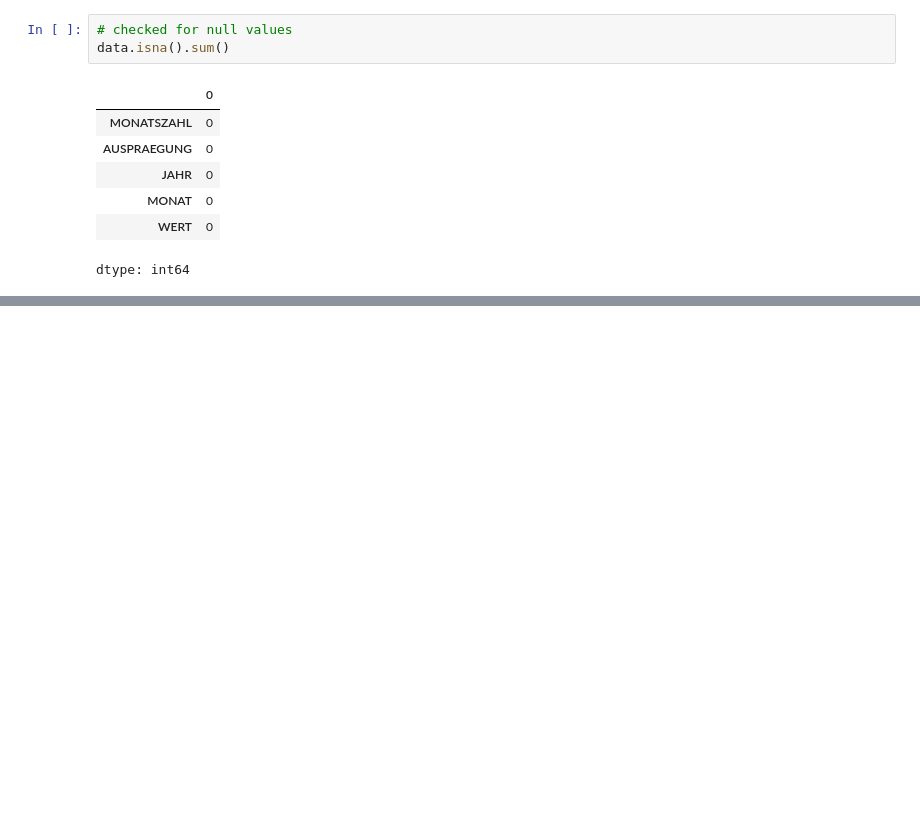
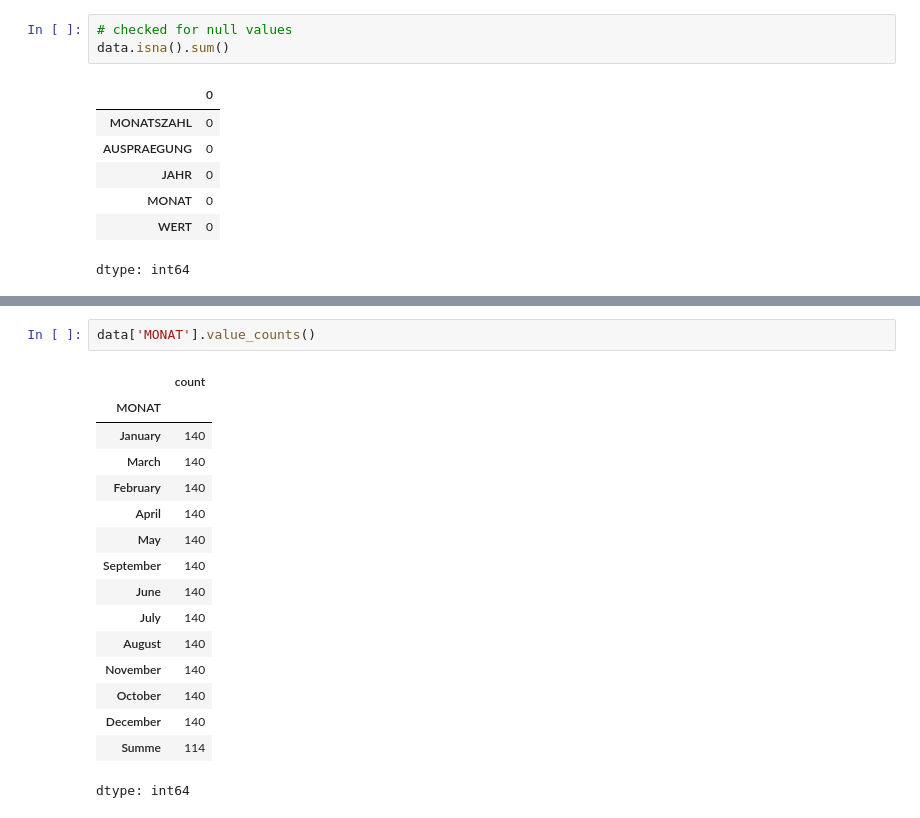
Before and after one commit to 0x-74/DPS_challenge, a Jupyter notebook: main.ipynb, the cells around one changed output, grey strips where cells are left out. Saved outputs shown, nothing was run; the diff lists cells and outputs as text; blank space fills up the shorter version.

```diff
--- a/main.ipynb
+++ b/main.ipynb
@@ -62,0 +88,19 @@ dtype: int64
+# %%
+data['MONAT'].value_counts()
+# %% [output]
+|  | count |
+| MONAT |  |
+| January | 140 |
+| March | 140 |
+| February | 140 |
+| April | 140 |
+| May | 140 |
+| September | 140 |
+| June | 140 |
+| July | 140 |
+| August | 140 |
+| November | 140 |
+| October | 140 |
+| December | 140 |
+| Summe | 114 |
+dtype: int64
```
Also changed, not shown: parts of 9 cells of this notebook.
